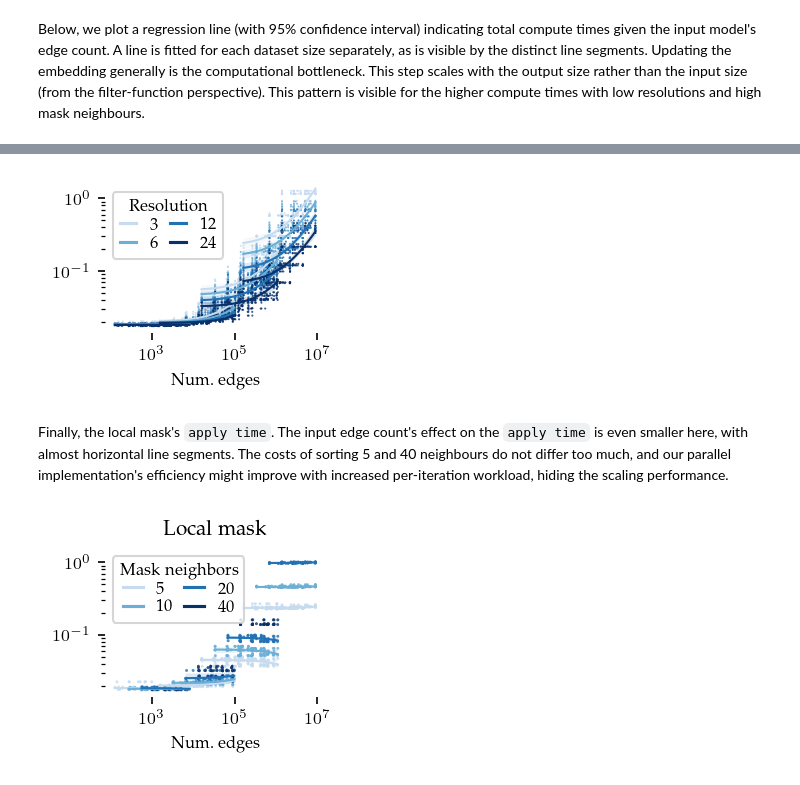
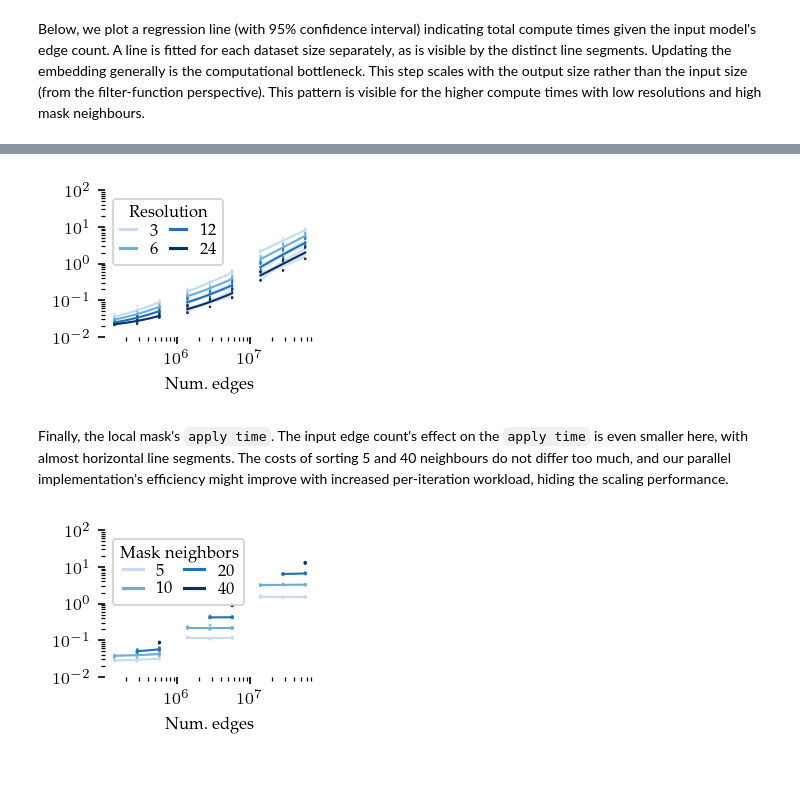
Before and after one commit to vda-lab/lensed_umap, a Jupyter notebook: notebooks/04_Benchmark.ipynb, the cells around one changed output, grey strips where cells are left out. Cells and saved outputs as stored; diff of their text form; code cells hidden in the pictures.

```diff
--- a/notebooks/04_Benchmark.ipynb
+++ b/notebooks/04_Benchmark.ipynb
@@ -50,18 +50,15 @@ influence on the run times.
 params = {
     'n_repeats': 5,
     'data': {
-        'sizes': [100, 1000, 10000, 100000],
+        'sizes': [5000, 50000, 500000],
     },
     'umap': {
-        'n_neighbors': [10, 20, 40, 80],
+        'n_neighbors': [20, 40, 80],
     },
     'global_lens': {
         'strategies': ['regular', 'balanced'],
         'resolutions': [3, 6, 12, 24],
     },
-    # 'global_mask': {
-    #     'n_neighbors': [20, 40, 80, 160],
-    # },
     'local_mask': {
         'n_neighbors': [5, 10, 20, 40],
     },
@@ -332,10 +302,10 @@ def load_data():
             **{param: 'str' for param in params}
         }).assign(algorithm=algorithm)
         for algorithm, path, params in [
-            ('umap', './data/generated/benchmark_global_lens_2025_04_29_15_03_51.csv', []),
-            ('global_lens', './data/generated/benchmark_global_lens_2025_04_29_15_03_51.csv', ['resolutions', 'strategies']),
-            # ('global_mask', './data/generated/benchmark_global_mask_2025_04_29_15_03_51.csv', ['n_neighbors.1']),
-            ('local_mask', './data/generated/benchmark_local_mask_2025_04_29_15_03_51.csv', ['n_neighbors.1'])
+            ('umap', './data/generated/benchmark_umap_2025_05_01_16_06_52.csv', []),
+            ('global_lens', './data/generated/benchmark_global_lens_2025_05_01_16_06_52.csv', ['resolutions', 'strategies']),
+            # ('global_mask', './data/generated/benchmark_global_mask_2025_05_01_16_06_52.csv', ['n_neighbors.1']),
+            ('local_mask', './data/generated/benchmark_local_mask_2025_05_01_16_06_52.csv', ['n_neighbors.1'])
         ]
     ])
 
@@ -397,7 +351,7 @@ df.query('algorithm=="umap"')
 # %%
 sized_fig(bar_frac, bar_aspect)
 gldf = df.query('algorithm=="umap"')
-for n in [100, 1000, 10000, 100000]:
+for n in df.n_points.unique():
     vals = gldf.query(f"n_points=={n}")
     sns.regplot(
         x=vals["n_edges"],
@@ -416,9 +370,9 @@ plt.xscale("log")
 plt.yscale("log")
 plt.ylabel("Time (s)")
 plt.xlabel("Num.~edges")
-ylim = plt.ylim()
+plt.ylim(1e-2, 1e2)
 yticks = plt.yticks()[0]
-plt.subplots_adjust(0.16 + 0.08, 0.29, 0.99, 0.99)
+plt.subplots_adjust(0.2 + 0.08, 0.27, 0.99, 0.96)
 plt.savefig('./figures/benchmark_default_umap.pdf', pad_inches=0)
 plt.show()
 # %% [output]
@@ -428,7 +382,7 @@ sized_fig(base_frac, base_aspect)
 gldf = df.query('algorithm=="global_lens"').join(udf, on=id_cols, rsuffix="_umap")
 resolutions = gldf.resolution.unique()
 blues = plt.get_cmap("Blues").resampled(len(resolutions) + 1)
-for n in [100, 1000, 10000, 100000]:
+for n in df.n_points.unique():
     for i, r in enumerate(resolutions):
         vals = gldf.query(f"n_points=={n} & resolution=='{r}'")
         sns.regplot(
@@ -460,12 +414,12 @@ plt.xscale("log")
 plt.yscale("log")
 plt.ylabel("")
 plt.xlabel("Num.~edges")
-plt.ylim(ylim)
-plt.subplots_adjust(0.16, 0.29, 0.99, 0.99)
+plt.ylim(1e-2, 1e2)
+plt.subplots_adjust(0.2, 0.27, 0.99, 0.96)
 plt.savefig('./figures/benchmark_global_lens.pdf', pad_inches=0)
 plt.show()
 # %% [output]
-[figure, old version]
+[figure, new version]
 # %% [markdown]
 Finally, the local mask's `apply time`. The input edge count's effect on the `apply time` is even smaller here, with almost horizontal line segments. The costs of sorting 5 and 40 neighbours do not differ too much, and our parallel implementation's efficiency might improve with increased per-iteration workload, hiding the scaling performance.
 # %%
@@ -473,7 +427,7 @@ sized_fig(base_frac, base_aspect)
 gldf = df.query('algorithm=="local_mask"').join(udf, on=id_cols, rsuffix="_umap")
 n_mask_neighbors = [5, 10, 20, 40]
 blues = plt.get_cmap("Blues").resampled(len(n_mask_neighbors) + 1)
-for n in [100, 1000, 10000, 100000]:
+for n in df.n_points.unique():
     for i, k in enumerate(n_mask_neighbors):
         if k >= n:
             continue
@@ -495,34 +449,33 @@ for n in [100, 1000, 10000, 100000]:
                 y="total_time",
                 ci=95,
                 order=1,
                 robust=True,
                 units="repeat",
                 color=blues(i + 1),
                 line_kws={"linewidth": 1},
                 scatter_kws=dict(edgecolor="none", linewidths=0, s=2, alpha=0.8),
             )
 
 plt.legend(
     title="Mask neighbors",
     handles=[
         Line2D([], [], color=blues(i + 1), label=k)
         for i, k in enumerate(n_mask_neighbors)
     ],
     ncols=2,
     handlelength=1.2,
     labelspacing=0.1,
     columnspacing=0.7,
     loc="upper left",
 )
 
-plt.title("Local mask")
 plt.xscale("log")
 plt.yscale("log")
 plt.xlabel("Num.~edges")
 plt.ylabel("")
-plt.ylim(ylim)
-plt.subplots_adjust(0.16, 0.29, 0.99, 0.99)
+plt.ylim(1e-2, 1e2)
+plt.subplots_adjust(0.2, 0.27, 0.99, 0.96)
 plt.savefig('./figures/benchmark_local_mask.pdf', pad_inches=0)
 plt.show()
 # %% [output]
-[figure, old version]
+[figure, new version]
```
Also changed, not shown: parts of 4 cells of this notebook, 9 other files.
